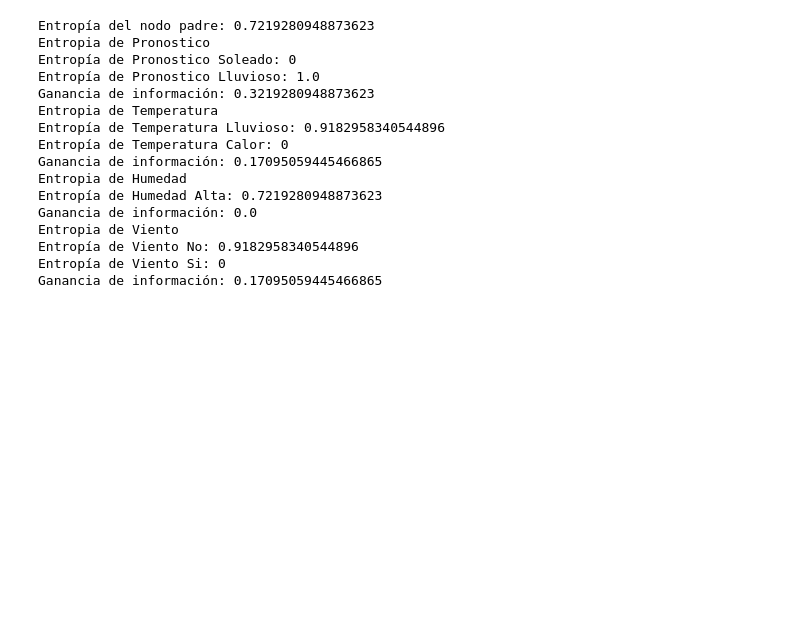
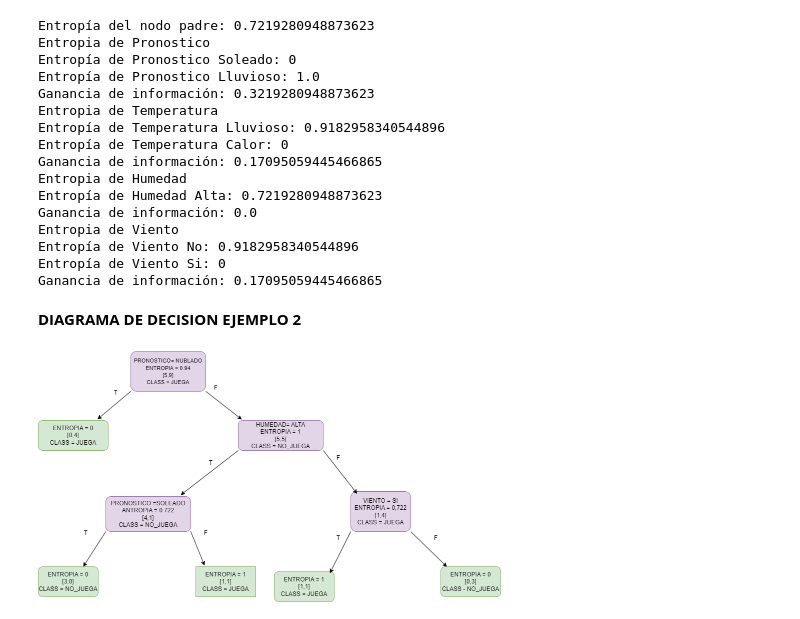
Before and after one commit to luis27diego/Aprendizaje-Maquinal, a Jupyter notebook: AM_ArbolesDecision/ArbolesDeDecision.ipynb, the cells around one changed output. Drawn from its saved outputs; the diff is of its cells as text; code cells hidden in the pictures; blank space fills up the shorter version.

```diff
--- a/AM_ArbolesDecision/ArbolesDeDecision.ipynb
+++ b/AM_ArbolesDecision/ArbolesDeDecision.ipynb
@@ -767,6 +715,12 @@ Entropia de Viento
 Entropía de Viento No: 0.9182958340544896
 Entropía de Viento Si: 0
 Ganancia de información: 0.17095059445466865
+# %% [markdown]
+**DIAGRAMA DE DECISION EJEMPLO 2**
+# %%
+display(Image(filename='./2_imagenes/ejemplo2.drawio.png', width=800))
+# %% [output]
+[figure, added]
 # %%
 from sklearn.tree import DecisionTreeClassifier
 from sklearn.preprocessing import OneHotEncoder
```
Also changed, not shown: parts of 10 cells of this notebook, 2 other files.
